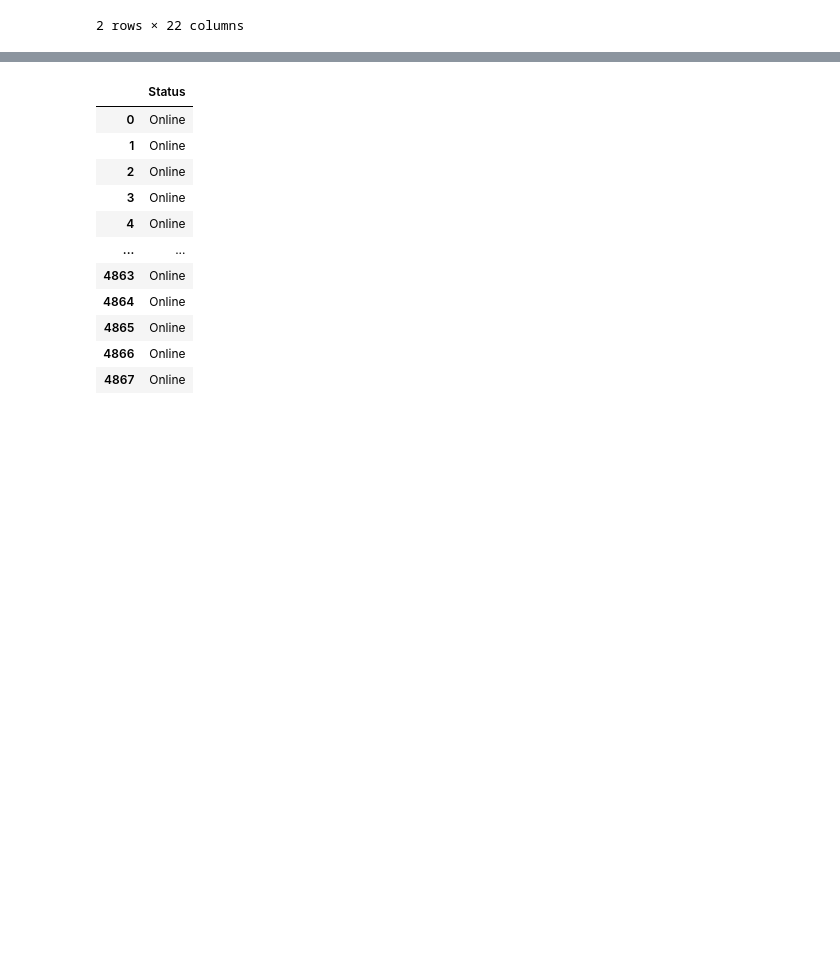
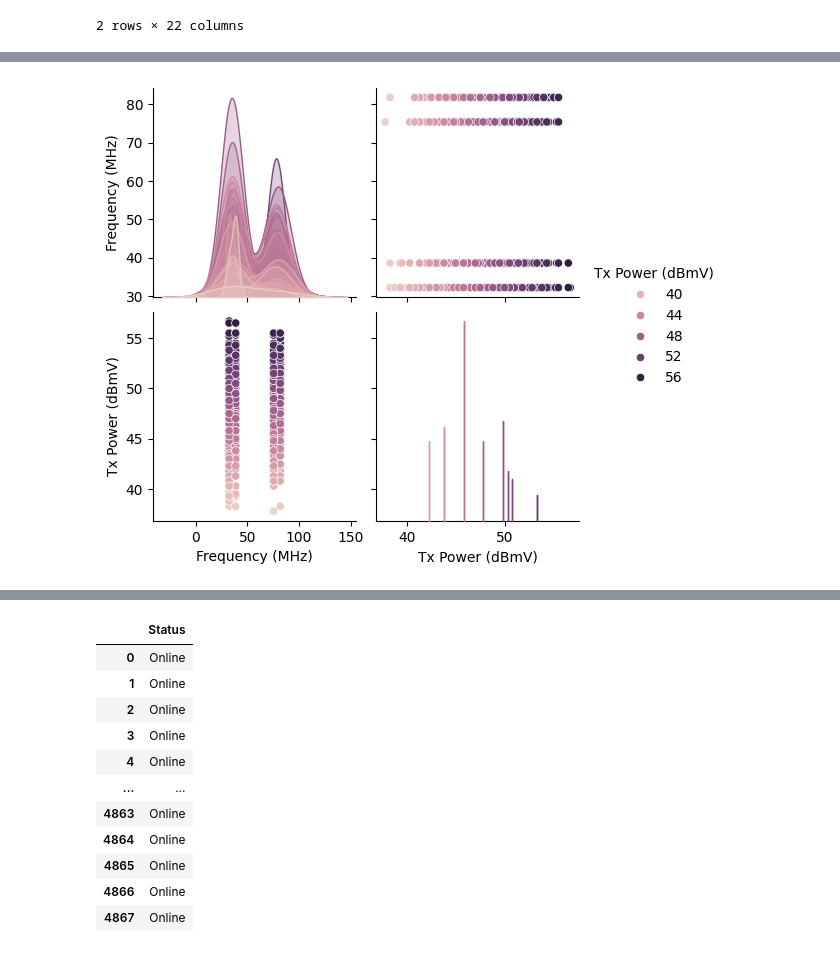
Before and after one commit to LeonardoNBanegas/DATA-SCIENCE-CODERHOUSE, a Jupyter notebook: ProyectoDS_ParteIII_Banegas.ipynb, the cells around one changed output, grey strips where cells are left out. Drawn from its saved outputs; the diff is of its cells as text; code cells hidden in the pictures; blank space fills up the shorter version.

```diff
--- a/ProyectoDS_ParteIII_Banegas.ipynb
+++ b/ProyectoDS_ParteIII_Banegas.ipynb
@@ -500,8 +500,9 @@ df.loc[(df["SNR (dB)"] < 32) & (df['Modulation'] == 'QAM-64')]
 2 rows × 22 columns
 # %%
 #matriz de disperción de df_US
+#matriz de disperción de df_US
 #relación entre variables potencia, frecuencia y atenuación en US
-colors=['skyblue', 'orange', 'green','orange']
-sns.pairplot([df_US, vars=['Frequency (MHz)','Attenuation (dB)','Tx Power (dBmV)'],colors=colors])
+
+sns.pairplot(df_US, vars=['Frequency (MHz)','Tx Power (dBmV)'], hue='Tx Power (dBmV)')
 plt.show()
 # %% [output]
@@ -509,3 +509,4 @@ SyntaxError: invalid syntax. Maybe you meant '==' or ':=' instead of '='? (<ipyt
+[figure, added]
 # %%
 #seleccionar cpes con CER (perdida de paquetes en DS) distinto de cero en DS
 df.loc[(df["CER (%)"] > 0.1 ) & (df['Modulation'] == 'QAM-256')]
```
Also changed, not shown: parts of 4 cells of this notebook.
